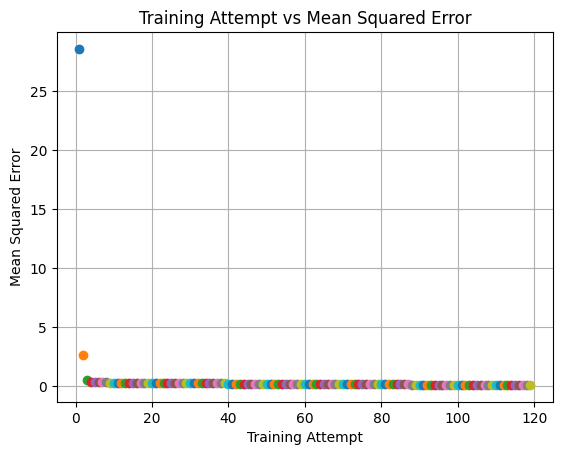
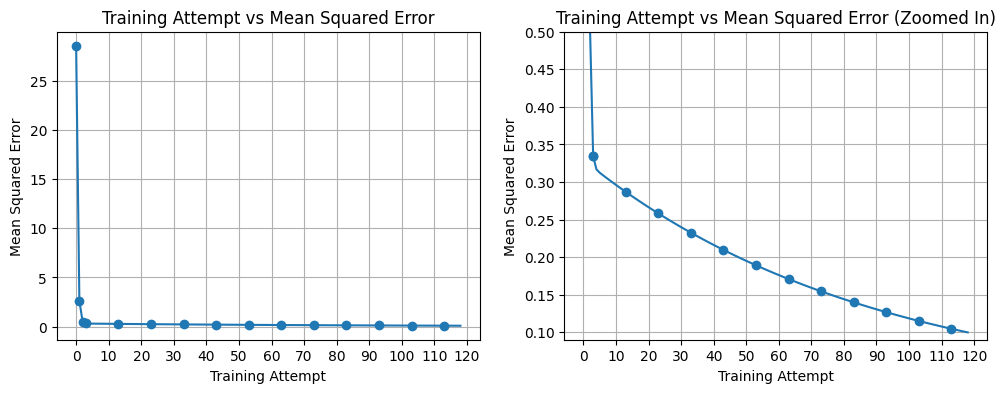
The change to this notebook cell's code, shown as a diff; its figure went from the first image to the second:
--- before
+++ after
@@ -21,4 +21,5 @@
 
 training_attempt = 1
+mse_plot = []
 while training_attempt < 1_000:
     # Calculate the derivative
@@ -34,9 +35,8 @@
 
     # Get the new Mean Squared Error
-
-    #print(f"Modified m by {round(change_m_amount, 4)}, b by {round(change_b_amount, 4)}, got m={round(current_m, 2)}, b={round(current_b, 2)}, got mse={round(prev_mse.item(), 2)}")
+    print(f"Modify m+{round(change_m_amount, 4)}, b+{round(change_b_amount, 4)}, m={round(current_m, 2)}, b={round(current_b, 2)}, mse={round(mse_.item(), 2)}")
 
     # Put newest mse on a graph
-    plt.plot(training_attempt, mse_.detach(), marker='o')
+    mse_plot.append(mse_.detach())
 
     if mse_ <= threshold_mse:
@@ -48,7 +48,22 @@
 print(f"END: m={round(current_m, 2)}, b={round(current_b, 2)}, mse={round(mse(current_m, current_b)[0].item(), 3)}, after {training_attempt+1} rounds of training")
 
+plt.figure(figsize=(12, 4))
+plt.subplot(1, 2, 1)
+plt.plot(np.arange(0, 3, 1), mse_plot[:3], marker='o', color='tab:blue')
+plt.plot(np.arange(3, training_attempt, 1), mse_plot[3:], marker='o', color='tab:blue', markevery=10)
 plt.title("Training Attempt vs Mean Squared Error")
 plt.gca().set_xlabel("Training Attempt")
 plt.gca().set_ylabel("Mean Squared Error")
+plt.gca().set_xticks(np.arange(0, training_attempt+2, 10))
+plt.grid()
+
+plt.subplot(1, 2, 2)
+plt.plot(np.arange(0, 4, 1), mse_plot[:4], marker='o', color='tab:blue')
+plt.plot(np.arange(3, training_attempt, 1), mse_plot[3:], marker='o', color='tab:blue', markevery=10)
+plt.title("Training Attempt vs Mean Squared Error (Zoomed In)")
+plt.gca().set_xlabel("Training Attempt")
+plt.gca().set_ylabel("Mean Squared Error")
+plt.gca().set_ylim(0.09, 0.5)
+plt.gca().set_xticks(np.arange(0, training_attempt+2, 10))
 plt.grid()
 plt.show()

Commit: adjust mse plot